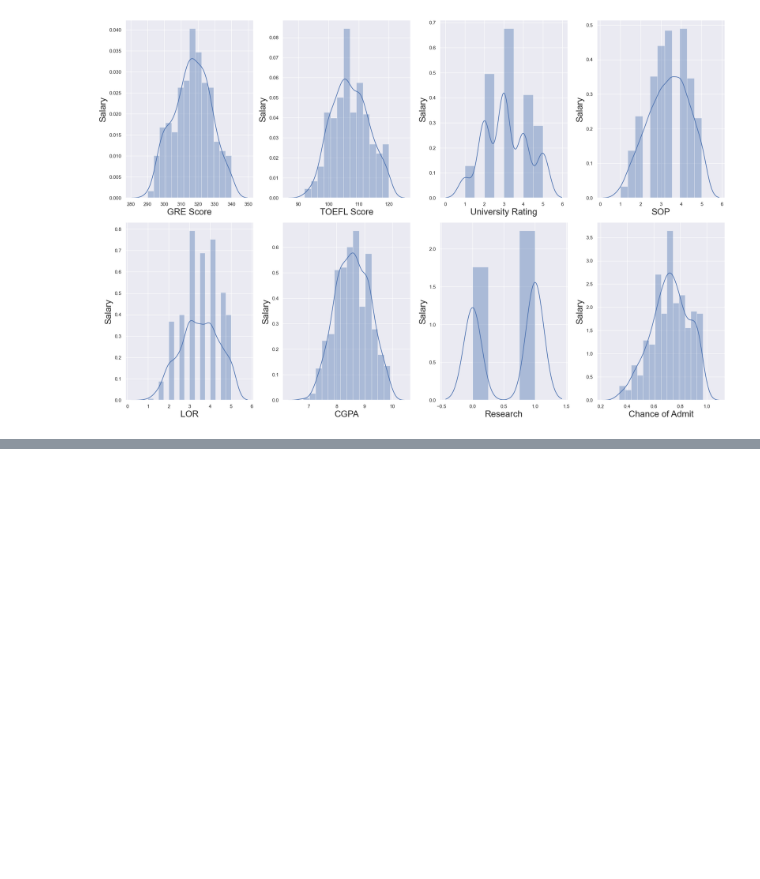
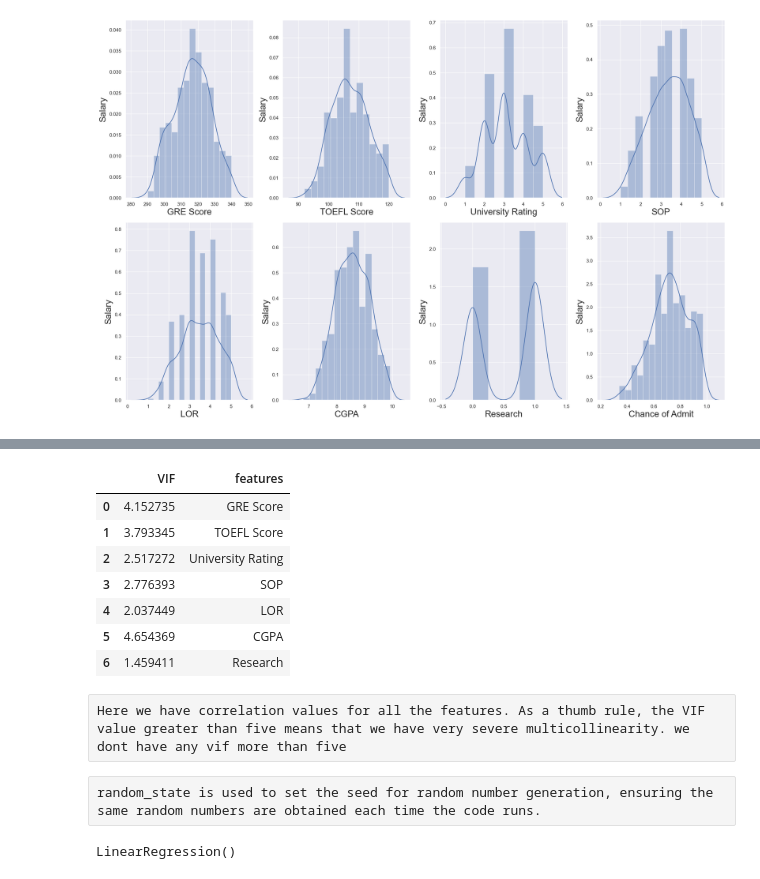
Before and after one commit to texaskyle/Data_science, a Jupyter notebook: linear_regression/linear_regression_admission_model.ipynb, the cells around one changed output, grey strips where cells are left out. Saved outputs shown, nothing was run; the diff lists cells and outputs as text; code cells hidden in the pictures; blank space fills up the shorter version.

```diff
--- a/linear_regression/linear_regression_admission_model.ipynb
+++ b/linear_regression/linear_regression_admission_model.ipynb
@@ -115,0 +165,4 @@ plt.tight_layout()
+# %%
+scaler = StandardScaler()
+X_scaled = scaler.fit_transform(X)
+X_scaled
@@ -115,0 +183,29 @@ plt.tight_layout()
+# %%
+from statsmodels.stats.outliers_influence import variance_inflation_factor
+
+variables = X_scaled
+
+# we create a new dataframe which will include all the VIFs
+# note that each variable has its own variance inflation factor as this measure is variable spacific not model specific
+# we do include categprical values for multicollinearity as do not provide much information as the numerical ones do
+
+vif = pd.DataFrame()  # creating an empty dataframe
+
+# here we make use of the variance inflation factor, which will basically output the respective VIFs
+vif['VIF'] = [variance_inflation_factor(variables, i) for i in range(variables.shape[1])]
+
+# creating the names to make it easier to explore the results
+vif['features'] = X.columns
+# %%
+vif
+# %% [output]
+|  | VIF | features |
+| 0 | 4.152735 | GRE Score |
+| 1 | 3.793345 | TOEFL Score |
+| 2 | 2.517272 | University Rating |
+| 3 | 2.776393 | SOP |
+| 4 | 2.037449 | LOR |
+| 5 | 4.654369 | CGPA |
+| 6 | 1.459411 | Research |
+# %% [raw]
+Here we have correlation values for all the features. As a thumb rule, the VIF value greater than five means that we have very severe multicollinearity. we dont have any vif more than five
@@ -115,0 +215,8 @@ plt.tight_layout()
+# %% [raw]
+random_state is used to set the seed for random number generation, ensuring the same random numbers are obtained each time the code runs.
+# %%
+# fitting the data into the linear regression model
+regression = LinearRegression()
+regression.fit(x_train, y_train)
+# %% [output]
+LinearRegression()
```
Also changed, not shown: parts of 24 cells of this notebook, 1 other file.
